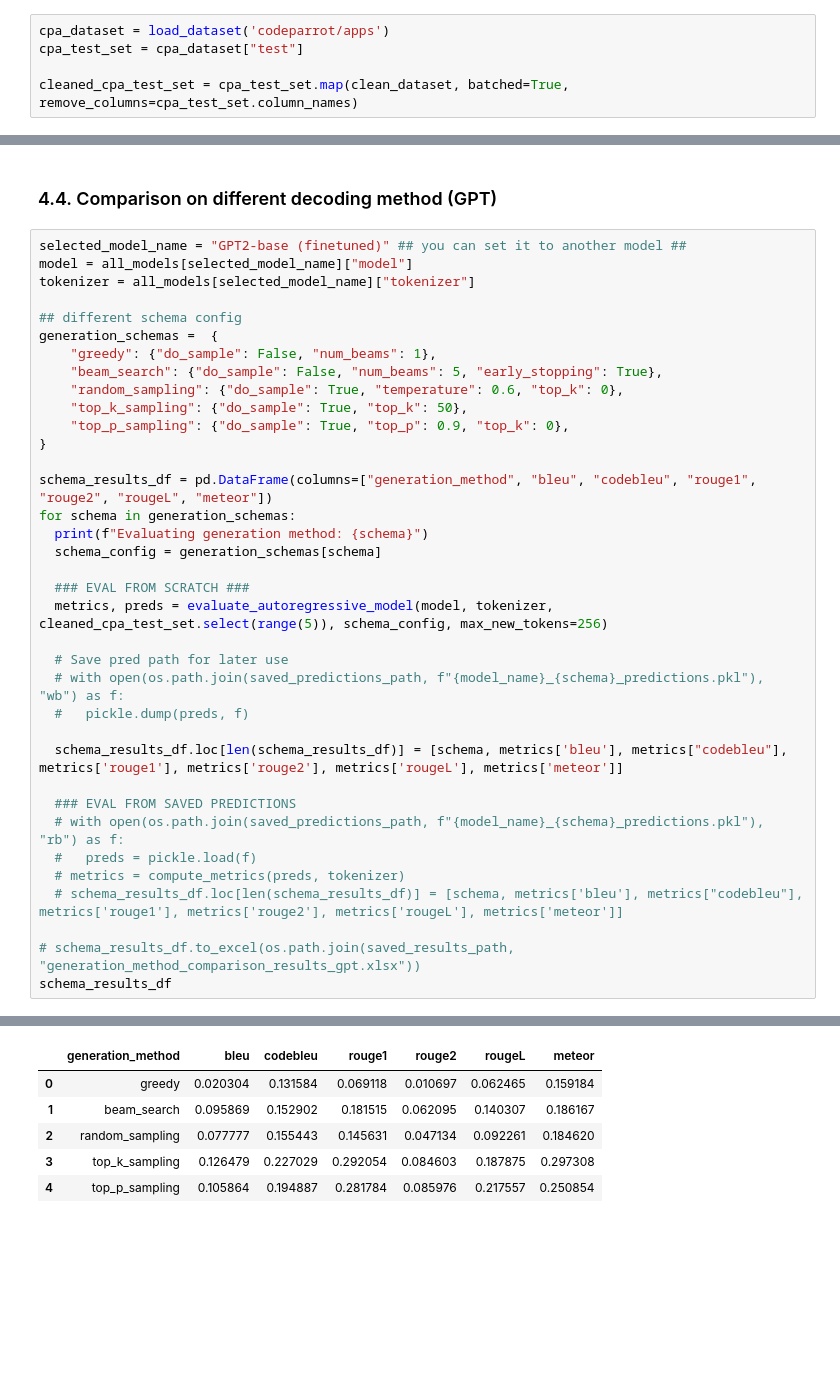
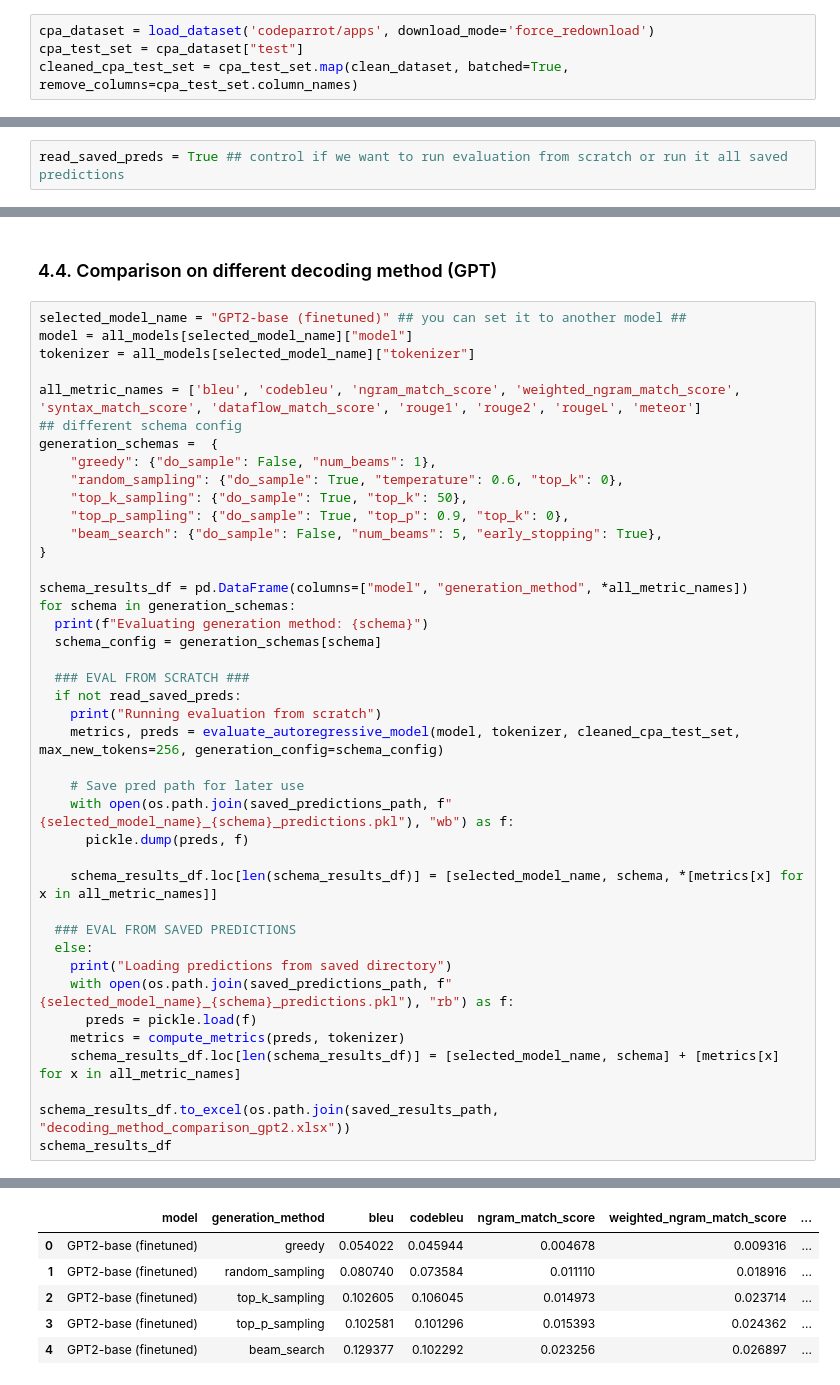
Before and after one commit to 18520339/python-auto-coder, a Jupyter notebook: code_generation_evaluation.ipynb, the cells around one changed output, grey strips where cells are left out. Drawn from its saved outputs; the diff is of its cells as text; blank space fills up the shorter version.

```diff
--- a/code_generation_evaluation.ipynb
+++ b/code_generation_evaluation.ipynb
@@ -92,9 +92,8 @@ def tokenize_function_for_auto_regressive_evaluation(example, tokenizer): # toke
     inputs['labels'] = labels
     return inputs
 # %%
-cpa_dataset = load_dataset('codeparrot/apps')
+cpa_dataset = load_dataset('codeparrot/apps', download_mode='force_redownload')
 cpa_test_set = cpa_dataset["test"]
-
 cleaned_cpa_test_set = cpa_test_set.map(clean_dataset, batched=True, remove_columns=cpa_test_set.column_names)
 # %% [output]
 The secret `HF_TOKEN` does not exist in your Colab secrets.
@@ -307,5 +313,7 @@ def evaluate_autoregressive_model(model, tokenizer, test_dataset, generation_con
 # %% [markdown]
 ## 4. Run evaluation
+# %%
+read_saved_preds = True ## control if we want to run evaluation from scratch or run it all saved predictions
 # %%
 import os, pickle
 saved_predictions_path = "/content/drive/MyDrive/NLP_Code_Generation/saved_predictions"
@@ -480,36 +510,41 @@ selected_model_name = "GPT2-base (finetuned)" ## you can set it to another model
 model = all_models[selected_model_name]["model"]
 tokenizer = all_models[selected_model_name]["tokenizer"]
 
+all_metric_names = ['bleu', 'codebleu', 'ngram_match_score', 'weighted_ngram_match_score', 'syntax_match_score', 'dataflow_match_score', 'rouge1', 'rouge2', 'rougeL', 'meteor']
 ## different schema config
 generation_schemas =  {
     "greedy": {"do_sample": False, "num_beams": 1},
-    "beam_search": {"do_sample": False, "num_beams": 5, "early_stopping": True},
     "random_sampling": {"do_sample": True, "temperature": 0.6, "top_k": 0},
     "top_k_sampling": {"do_sample": True, "top_k": 50},
     "top_p_sampling": {"do_sample": True, "top_p": 0.9, "top_k": 0},
+    "beam_search": {"do_sample": False, "num_beams": 5, "early_stopping": True},
 }
 
-schema_results_df = pd.DataFrame(columns=["generation_method", "bleu", "codebleu", "rouge1", "rouge2", "rougeL", "meteor"])
+schema_results_df = pd.DataFrame(columns=["model", "generation_method", *all_metric_names])
 for schema in generation_schemas:
   print(f"Evaluating generation method: {schema}")
   schema_config = generation_schemas[schema]
 
   ### EVAL FROM SCRATCH ###
-  metrics, preds = evaluate_autoregressive_model(model, tokenizer, cleaned_cpa_test_set.select(range(5)), schema_config, max_new_tokens=256)
+  if not read_saved_preds:
+    print("Running evaluation from scratch")
+    metrics, preds = evaluate_autoregressive_model(model, tokenizer, cleaned_cpa_test_set, max_new_tokens=256, generation_config=schema_config)
 
-  # Save pred path for later use
-  # with open(os.path.join(saved_predictions_path, f"{model_name}_{schema}_predictions.pkl"), "wb") as f:
-  #   pickle.dump(preds, f)
+    # Save pred path for later use
+    with open(os.path.join(saved_predictions_path, f"{selected_model_name}_{schema}_predictions.pkl"), "wb") as f:
+      pickle.dump(preds, f)
 
-  schema_results_df.loc[len(schema_results_df)] = [schema, metrics['bleu'], metrics["codebleu"], metrics['rouge1'], metrics['rouge2'], metrics['rougeL'], metrics['meteor']]
+    schema_results_df.loc[len(schema_results_df)] = [selected_model_name, schema, *[metrics[x] for x in all_metric_names]]
 
   ### EVAL FROM SAVED PREDICTIONS
-  # with open(os.path.join(saved_predictions_path, f"{model_name}_{schema}_predictions.pkl"), "rb") as f:
-  #   preds = pickle.load(f)
-  # metrics = compute_metrics(preds, tokenizer)
-  # schema_results_df.loc[len(schema_results_df)] = [schema, metrics['bleu'], metrics["codebleu"], metrics['rouge1'], metrics['rouge2'], metrics['rougeL'], metrics['meteor']]
+  else:
+    print("Loading predictions from saved directory")
+    with open(os.path.join(saved_predictions_path, f"{selected_model_name}_{schema}_predictions.pkl"), "rb") as f:
+      preds = pickle.load(f)
+    metrics = compute_metrics(preds, tokenizer)
+    schema_results_df.loc[len(schema_results_df)] = [selected_model_name, schema] + [metrics[x] for x in all_metric_names]
 
-# schema_results_df.to_excel(os.path.join(saved_results_path, "generation_method_comparison_results_gpt.xlsx"))
+schema_results_df.to_excel(os.path.join(saved_results_path, "decoding_method_comparison_gpt2.xlsx"))
 schema_results_df
 # %% [output]
 Evaluating generation method: greedy
@@ -520,6 +560,6 @@ Evaluating generation method: top_p_sampling
-|  | generation_method | bleu | codebleu | rouge1 | rouge2 | rougeL | meteor |
-| 0 | greedy | 0.020304 | 0.131584 | 0.069118 | 0.010697 | 0.062465 | 0.159184 |
-| 1 | beam_search | 0.095869 | 0.152902 | 0.181515 | 0.062095 | 0.140307 | 0.186167 |
-| 2 | random_sampling | 0.077777 | 0.155443 | 0.145631 | 0.047134 | 0.092261 | 0.184620 |
-| 3 | top_k_sampling | 0.126479 | 0.227029 | 0.292054 | 0.084603 | 0.187875 | 0.297308 |
-| 4 | top_p_sampling | 0.105864 | 0.194887 | 0.281784 | 0.085976 | 0.217557 | 0.250854 |
+|  | model | generation_method | bleu | codebleu | ngram_match_score | weighted_ngram_match_score | ... |
+| 0 | GPT2-base (finetuned) | greedy | 0.054022 | 0.045944 | 0.004678 | 0.009316 | ... |
+| 1 | GPT2-base (finetuned) | random_sampling | 0.080740 | 0.073584 | 0.011110 | 0.018916 | ... |
+| 2 | GPT2-base (finetuned) | top_k_sampling | 0.102605 | 0.106045 | 0.014973 | 0.023714 | ... |
+| 3 | GPT2-base (finetuned) | top_p_sampling | 0.102581 | 0.101296 | 0.015393 | 0.024362 | ... |
+| 4 | GPT2-base (finetuned) | beam_search | 0.129377 | 0.102292 | 0.023256 | 0.026897 | ... |
```
Also changed, not shown: parts of 18 cells of this notebook, 12 other files.
